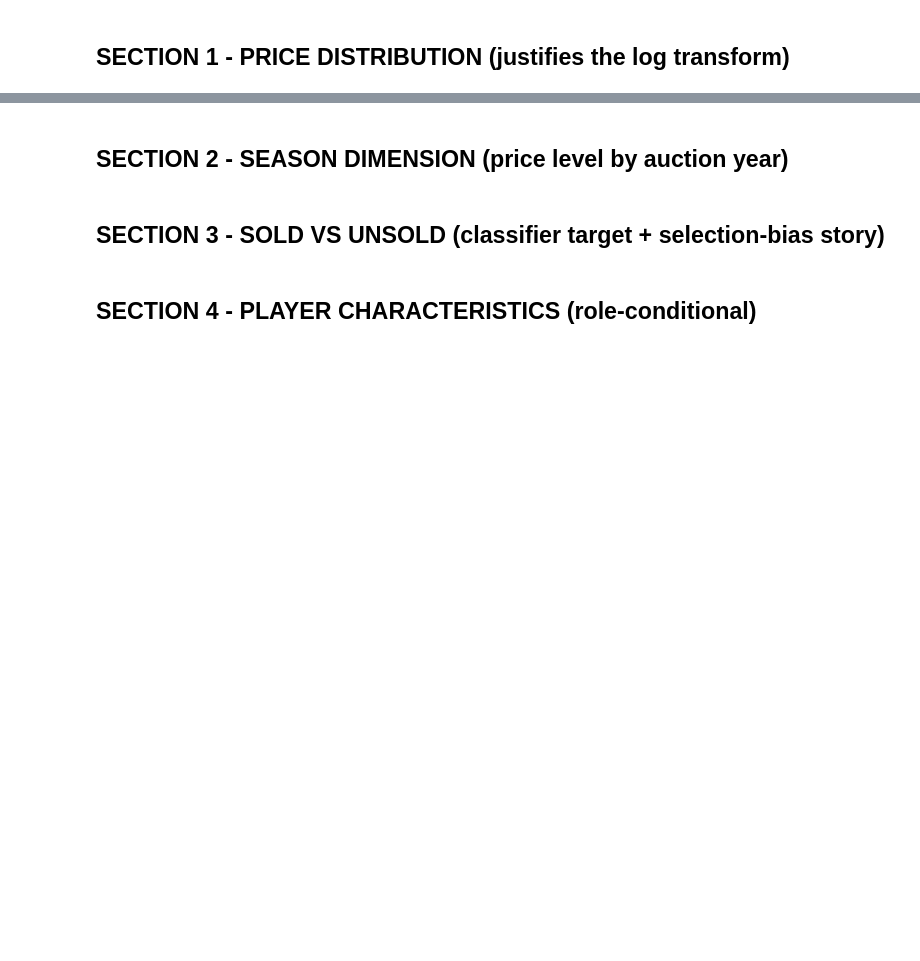
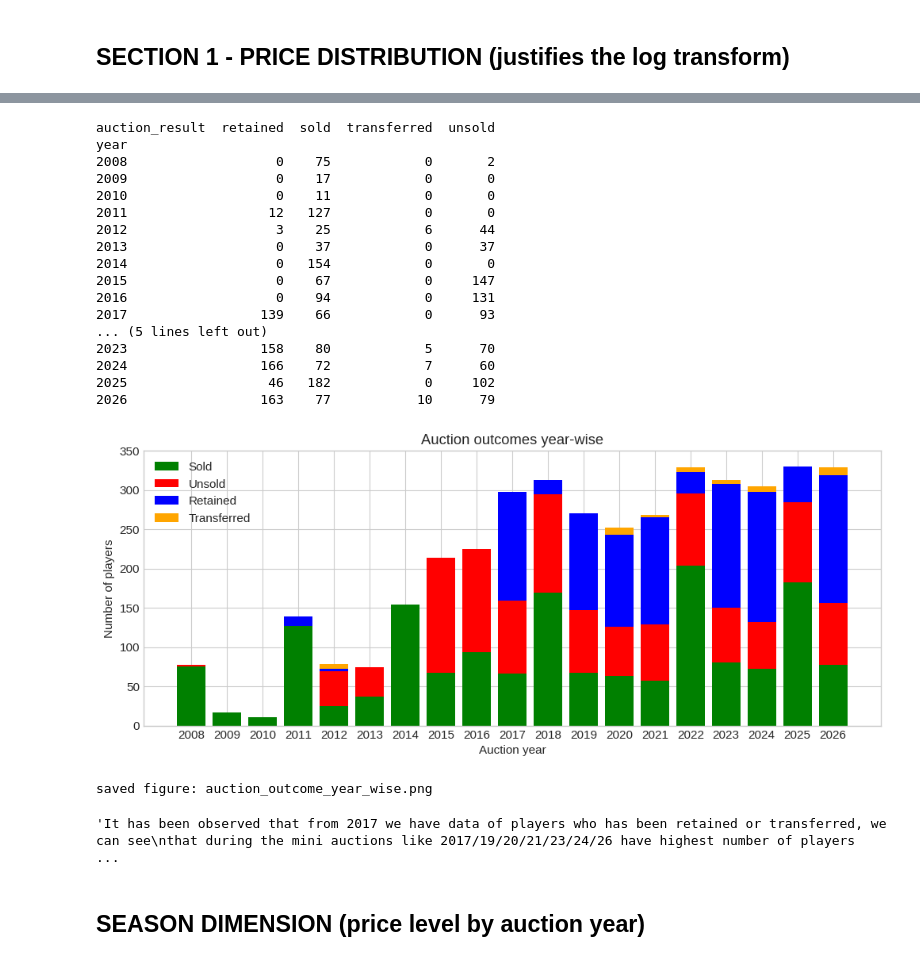
Before and after one commit to DarshilTheCoder/Final-Year-Project, a Jupyter notebook: pythoncodes/eda_ipl_auction.ipynb, the cells around one changed output, grey strips where cells are left out. Saved outputs shown, nothing was run; the diff lists cells and outputs as text; code cells hidden in the pictures; blank space fills up the shorter version.

```diff
--- a/pythoncodes/eda_ipl_auction.ipynb
+++ b/pythoncodes/eda_ipl_auction.ipynb
@@ -121,2 +265,46 @@ print(top10_table.to_string(index=False))
+# %%
+
+auction_outcome_by_year = total_players.groupby("year")["auction_result"].value_counts().unstack(fill_value=0)
+auction_outcome_by_year.to_csv(os.path.join(OUTPUT_DIR, "auction_outcome_by_year.csv"))
+print(auction_outcome_by_year)
+figure,axes = plt.subplots(figsize=(12,4.5))
+axes.bar(auction_outcome_by_year.index, auction_outcome_by_year["sold"], label="Sold", color="green")
+axes.bar(auction_outcome_by_year.index,auction_outcome_by_year['unsold'],
+         bottom = auction_outcome_by_year['sold']  ,label='Unsold',color='red')
+axes.bar(auction_outcome_by_year.index,auction_outcome_by_year['retained'],
+         bottom = auction_outcome_by_year['sold'] + auction_outcome_by_year['unsold'] ,label='Retained',
+         color='blue')
+axes.bar(auction_outcome_by_year.index,auction_outcome_by_year['transferred'],
+         bottom = auction_outcome_by_year['sold'] + auction_outcome_by_year['unsold'] + auction_outcome_by_year['retained'] ,
+         label='Transferred',
+         color='orange')
+axes.set_title("Auction outcomes year-wise")
+axes.set_xlabel("Auction year")
+axes.set_ylabel("Number of players")
+axes.set_ylim(0,350)
+axes.set_xticks(auction_outcome_by_year.index)
+axes.legend()
+save(figure, "auction_outcome_year_wise.png")
+# %% [output]
+auction_result  retained  sold  transferred  unsold
+year
+2008                   0    75            0       2
+2009                   0    17            0       0
+2010                   0    11            0       0
+2011                  12   127            0       0
+2012                   3    25            6      44
+2013                   0    37            0      37
+2014                   0   154            0       0
+2015                   0    67            0     147
+2016                   0    94            0     131
+2017                 139    66            0      93
+... (5 lines left out)
+2023                 158    80            5      70
+2024                 166    72            7      60
+2025                  46   182            0     102
+2026                 163    77           10      79
+[figure, added]
+saved figure: auction_outcome_year_wise.png
+'It has been observed that from 2017 we have data of players who has been retained or transferred, we can see\nthat during the mini auctions like 2017/19/20/21/23/24/26 have highest number of players  ...
 # %% [markdown]
-## SECTION 2 - SEASON DIMENSION  (price level by auction year)
+## SEASON DIMENSION  (price level by auction year)
@@ -167,2 +310,0 @@ save(fig, "02_logprice_boxplot_by_year.png")
-# %% [markdown]
-## SECTION 3 - SOLD VS UNSOLD  (classifier target + selection-bias story)
@@ -218,2 +310,0 @@ print(share_table.round(3))
-# %% [markdown]
-## SECTION 4 - PLAYER CHARACTERISTICS  (role-conditional)
```
Also changed, not shown: parts of 45 cells of this notebook, 19 other files.
